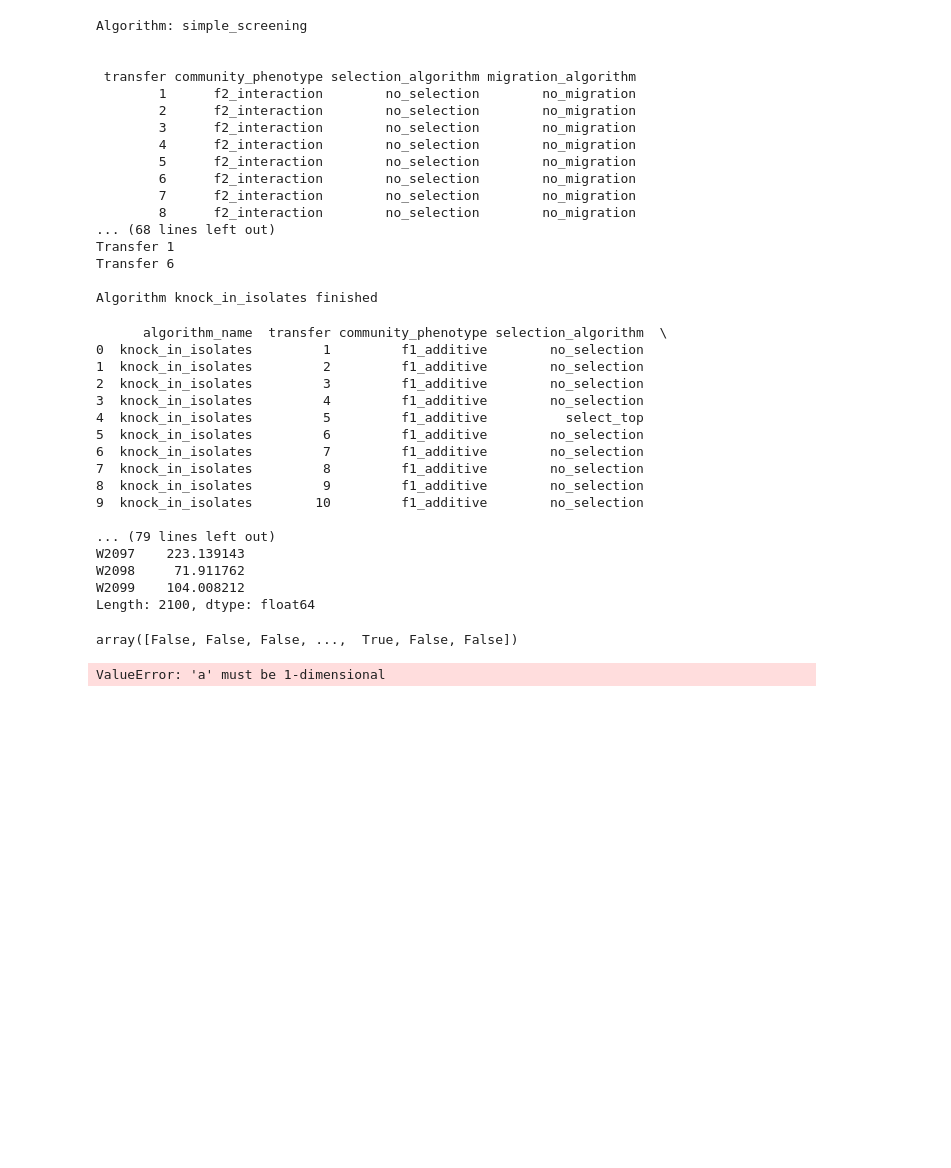
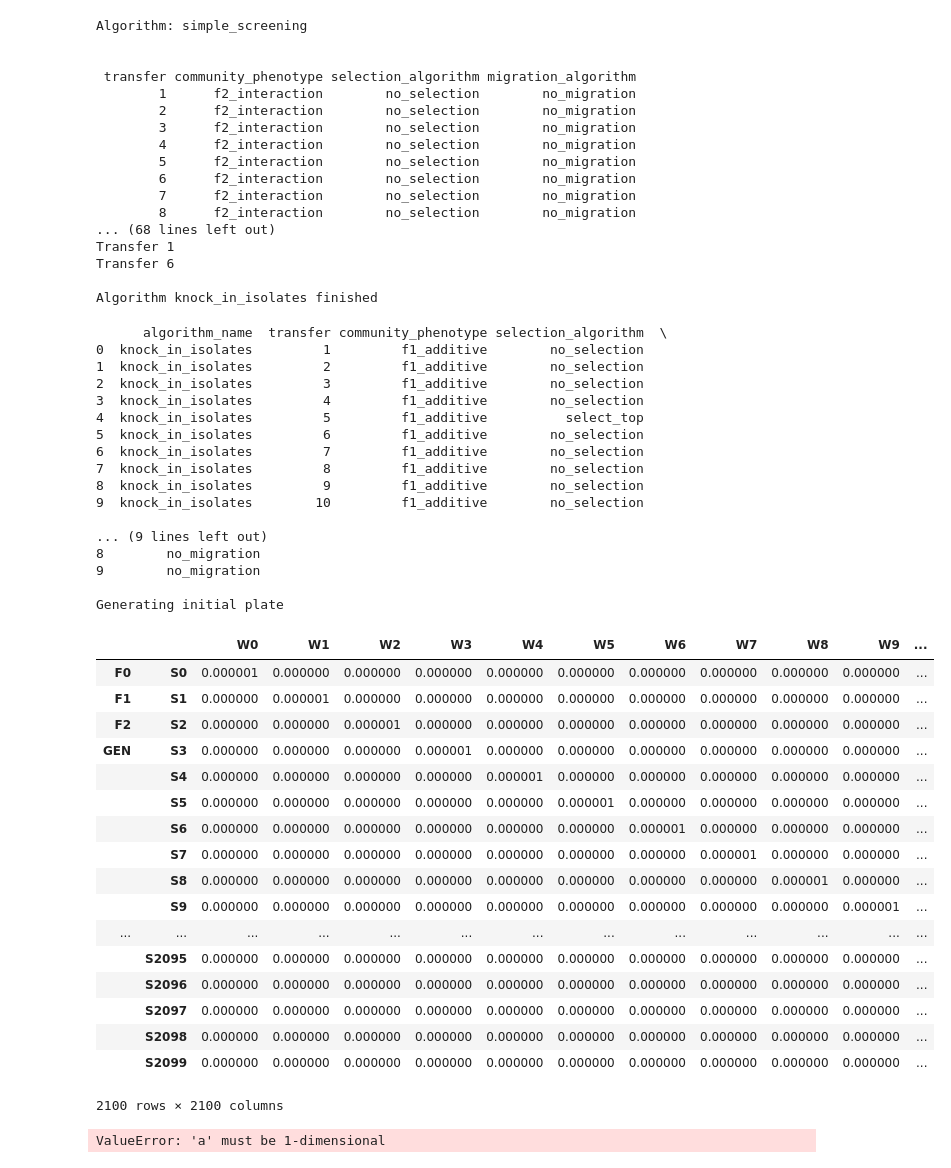
Before and after one commit to Chang-Yu-Chang/ecoprospector, a Jupyter notebook: test_playground.ipynb, the cells around one changed output. Drawn from its saved outputs; the diff is of its cells as text; code cells hidden in the pictures; blank space fills up the shorter version.

```diff
--- a/test_playground.ipynb
+++ b/test_playground.ipynb
@@ -36,9 +36,9 @@ assumptions = a_default.copy() # Start with default parameters
 
 ## Update parameters for community-selection
 assumptions.update({
-    'SA': 600*np.ones(3), #Number of species in each specialist family (here, 3 families of 60 species)
-    'MA': 30*np.ones(3), #Number of resources in each class
-    'Sgen': 300, #Number of generalist species (unbiased sampling over alll resource classes)
+    'SA': 2100 * np.ones(1), #Number of species in each specialist family (here, 3 families of 60 species)
+    'MA': 90*np.ones(1), #Number of resources in each class
+    'Sgen': 0, #Number of generalist species (unbiased sampling over alll resource classes)
     "n_wells": 10,
     "m": 0, # Mortality
     "scale": 10**6,  #scale is a conversion factor specifying the number of individual microbial cells present when N = 1.
@@ -65,7 +69,7 @@ params, params_simulation = prepare_experiment(assumptions, seed = seed_temp)
 # %%
 data_directory = "data/test/"
 
-list_phenotypes = ["f5_invader_growth"]
+list_phenotypes = ["f1_additive"]
 #list_phenotypes = ["f6_resident_growth", "f7_resident_growth_community", "f8_resident_growth_environment"]
 #list_phenotypes = ["f1_additive", "f2_interaction", "f3_additive_binary", "f4_interaction_binary", "f5_invader_growth", "f6_resident_growth"]
 
@@ -188,7 +192,7 @@ if assumptions["rich_medium"]:
 #plate.Propagate(assumptions["n_propagation"])
 
 #passage_monoculture(plate, assumptions["dilution"]).N
-plate = add_community_function(plate, dynamics, assumptions, params, params_simulation, params_algorithm)
+#plate = add_community_function(plate, dynamics, assumptions, params, params_simulation, params_algorithm)
 #community_function = globals()[params_algorithm["community_phenotype"][0]](plate, assumptions = assumptions) # Community phenotype
 
 #community_function
@@ -205,16 +209,32 @@ plate = add_community_function(plate, dynamics, assumptions, params, params_simu
 8  knock_in_isolates         9         f1_additive        no_selection
 9  knock_in_isolates        10         f1_additive        no_selection
 
-... (79 lines left out)
-W2097    223.139143
-W2098     71.911762
-W2099    104.008212
-Length: 2100, dtype: float64
+... (9 lines left out)
+8        no_migration
+9        no_migration
+
+Generating initial plate
-# %%
-plate.isolate_function >= np.percentile(plate.isolate_function, q = 90)
-#np.max(plate.isolate_function)
-# %% [output]
-array([False, False, False, ...,  True, False, False])
+# %%
+plate.N
+# %% [output]
+|  |  | W0 | W1 | W2 | W3 | W4 | W5 | W6 | W7 | W8 | W9 | ... |
+| F0 | S0 | 0.000001 | 0.000000 | 0.000000 | 0.000000 | 0.000000 | 0.000000 | 0.000000 | 0.000000 | 0.000000 | 0.000000 | ... |
+| F1 | S1 | 0.000000 | 0.000001 | 0.000000 | 0.000000 | 0.000000 | 0.000000 | 0.000000 | 0.000000 | 0.000000 | 0.000000 | ... |
+| F2 | S2 | 0.000000 | 0.000000 | 0.000001 | 0.000000 | 0.000000 | 0.000000 | 0.000000 | 0.000000 | 0.000000 | 0.000000 | ... |
+| GEN | S3 | 0.000000 | 0.000000 | 0.000000 | 0.000001 | 0.000000 | 0.000000 | 0.000000 | 0.000000 | 0.000000 | 0.000000 | ... |
+|  | S4 | 0.000000 | 0.000000 | 0.000000 | 0.000000 | 0.000001 | 0.000000 | 0.000000 | 0.000000 | 0.000000 | 0.000000 | ... |
+|  | S5 | 0.000000 | 0.000000 | 0.000000 | 0.000000 | 0.000000 | 0.000001 | 0.000000 | 0.000000 | 0.000000 | 0.000000 | ... |
+|  | S6 | 0.000000 | 0.000000 | 0.000000 | 0.000000 | 0.000000 | 0.000000 | 0.000001 | 0.000000 | 0.000000 | 0.000000 | ... |
+|  | S7 | 0.000000 | 0.000000 | 0.000000 | 0.000000 | 0.000000 | 0.000000 | 0.000000 | 0.000001 | 0.000000 | 0.000000 | ... |
+|  | S8 | 0.000000 | 0.000000 | 0.000000 | 0.000000 | 0.000000 | 0.000000 | 0.000000 | 0.000000 | 0.000001 | 0.000000 | ... |
+|  | S9 | 0.000000 | 0.000000 | 0.000000 | 0.000000 | 0.000000 | 0.000000 | 0.000000 | 0.000000 | 0.000000 | 0.000001 | ... |
+| ... | ... | ... | ... | ... | ... | ... | ... | ... | ... | ... | ... | ... |
+|  | S2095 | 0.000000 | 0.000000 | 0.000000 | 0.000000 | 0.000000 | 0.000000 | 0.000000 | 0.000000 | 0.000000 | 0.000000 | ... |
+|  | S2096 | 0.000000 | 0.000000 | 0.000000 | 0.000000 | 0.000000 | 0.000000 | 0.000000 | 0.000000 | 0.000000 | 0.000000 | ... |
+|  | S2097 | 0.000000 | 0.000000 | 0.000000 | 0.000000 | 0.000000 | 0.000000 | 0.000000 | 0.000000 | 0.000000 | 0.000000 | ... |
+|  | S2098 | 0.000000 | 0.000000 | 0.000000 | 0.000000 | 0.000000 | 0.000000 | 0.000000 | 0.000000 | 0.000000 | 0.000000 | ... |
+|  | S2099 | 0.000000 | 0.000000 | 0.000000 | 0.000000 | 0.000000 | 0.000000 | 0.000000 | 0.000000 | 0.000000 | 0.000000 | ... |
+2100 rows × 2100 columns
 # %%
 community_function = f1_additive(plate, assumptions = assumptions)
 winning_index = np.where(community_function >= np.max(community_function))[0][0]
```
Also changed, not shown: parts of 2 cells of this notebook, 1 other file.
